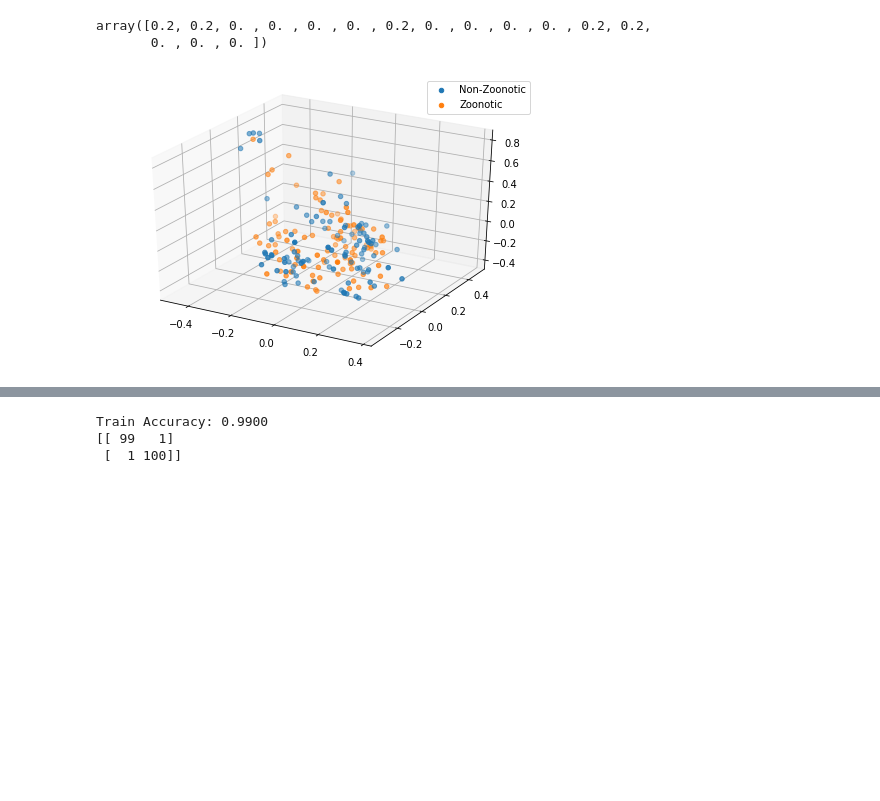
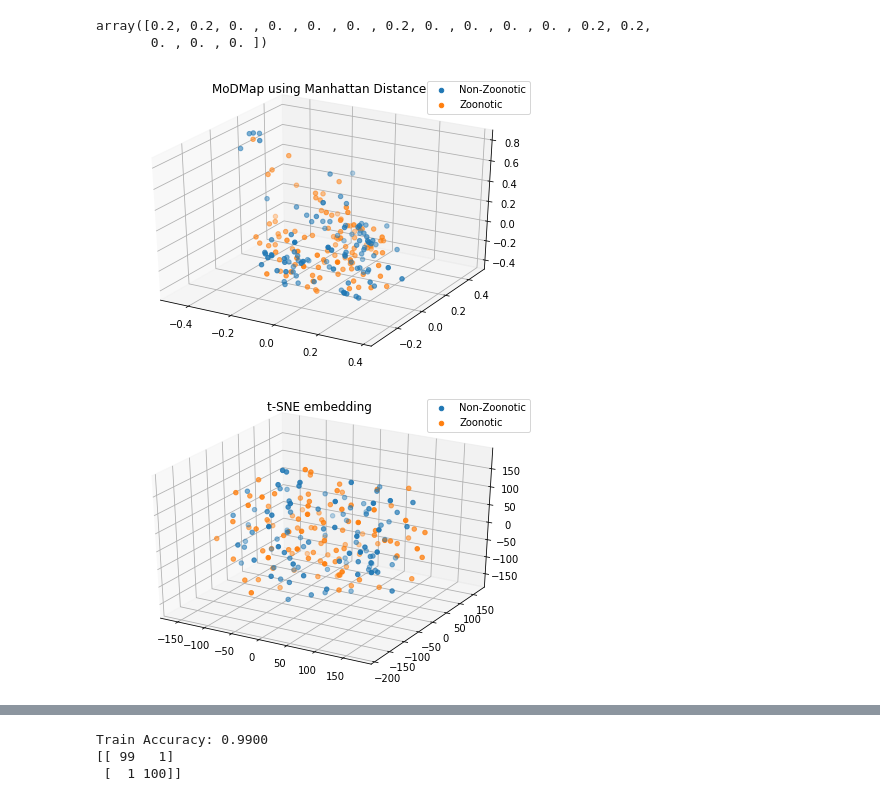
Before and after one commit to cycraig/VirusClassification, a Jupyter notebook: VirusClassification_kmer.ipynb, the cells around one changed output, grey strips where cells are left out. Cells and saved outputs as stored; diff of their text form; code cells hidden in the pictures; blank space fills up the shorter version.

```diff
--- a/VirusClassification_kmer.ipynb
+++ b/VirusClassification_kmer.ipynb
@@ -258,25 +241,41 @@ X = np.array(features)
 # %%
 # Visualise data - Measure of Distance Map (MoDMap)
 from sklearn.manifold import MDS
 from sklearn.metrics import pairwise_distances
 from mpl_toolkits.mplot3d import Axes3D
+from sklearn import manifold
 
 # MultiDimensional Scaling (MDS) with Manhattan pairwise distances (as per Kameris)
 D = pairwise_distances(X, metric="manhattan", n_jobs=3)
 embedding = MDS(n_components=3, dissimilarity="precomputed", random_state=42)
 vizData = embedding.fit_transform(D)
 
 # Plot
 fig = plt.figure()
 ax = Axes3D(fig)
 vizDataNonZoo = vizData[y==0,:]
 vizDataZoo = vizData[y==1, :]
 ax.scatter(vizDataNonZoo[:,0],vizDataNonZoo[:,1],vizDataNonZoo[:,2], label="Non-Zoonotic")
 ax.scatter(vizDataZoo[:,0],vizDataZoo[:,1],vizDataZoo[:,2], label="Zoonotic")
 ax.legend()
+ax.set_title("MoDMap using Manhattan Distance")
 plt.show();
+
+# t-SNE embedding
+tsne = manifold.TSNE(n_components=3, init='pca', random_state=0)
+vizData = tsne.fit_transform(X)
+fig = plt.figure()
+ax = Axes3D(fig)
+vizDataNonZoo = vizData[y==0,:]
+vizDataZoo = vizData[y==1, :]
+ax.scatter(vizDataNonZoo[:,0],vizDataNonZoo[:,1],vizDataNonZoo[:,2], label="Non-Zoonotic")
+ax.scatter(vizDataZoo[:,0],vizDataZoo[:,1],vizDataZoo[:,2], label="Zoonotic")
+ax.legend()
+ax.set_title("t-SNE embedding")
+plt.show();
 # %% [output]
-[figure, old version]
+[figure, new version]
+[figure, added]
 # %%
 from xgboost import XGBClassifier
 from sklearn.model_selection import train_test_split
```
Also changed, not shown: parts of 12 cells of this notebook, 7 other files.
